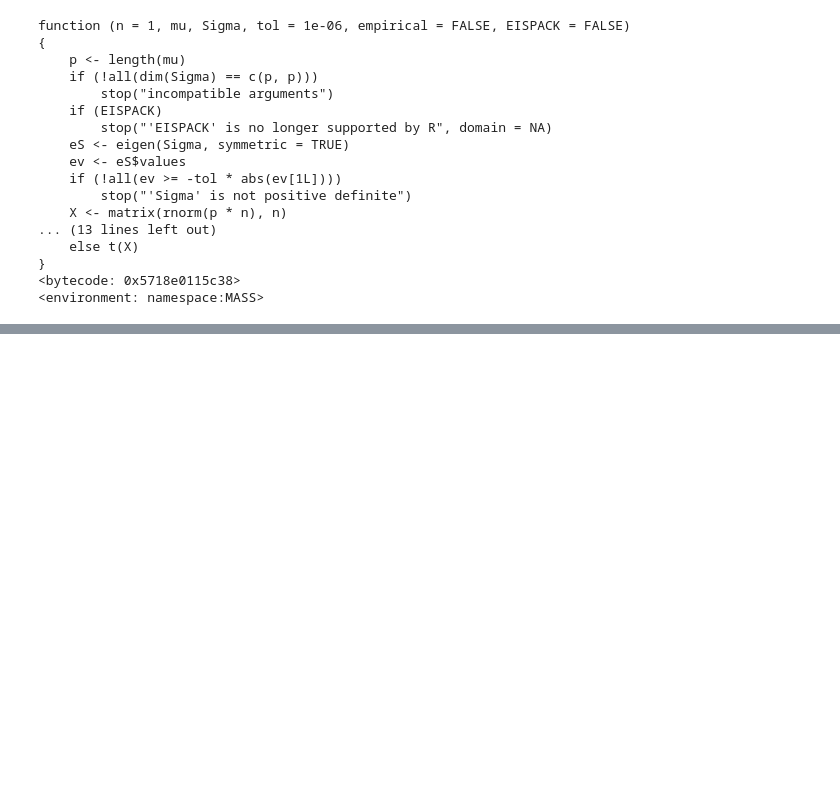
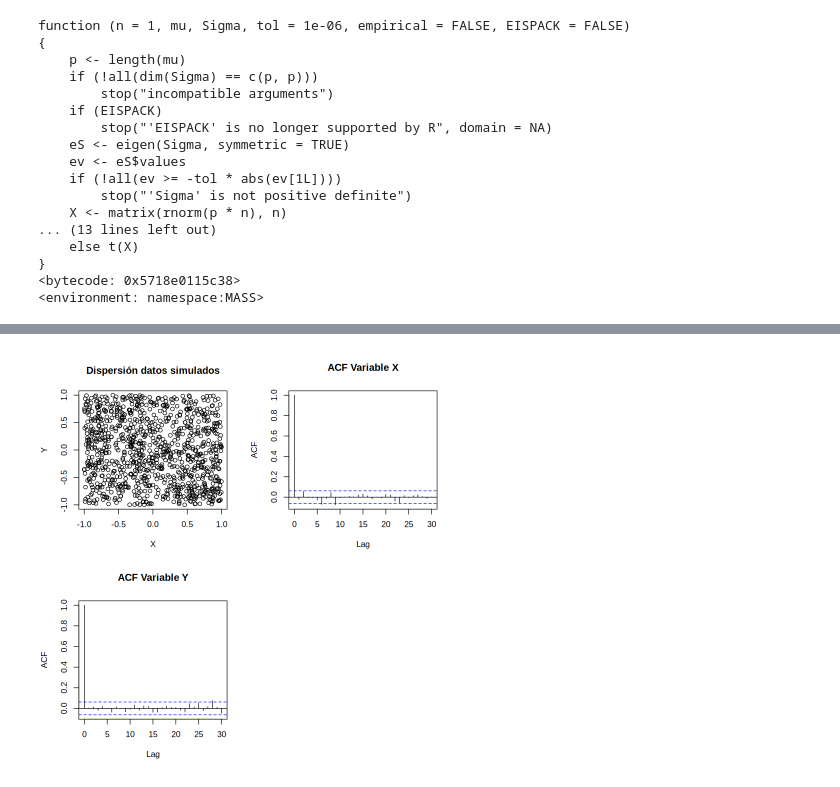
Before and after one commit to Nicolas-Bernal/Simulacion-Estadistica, a Jupyter notebook: Segundo Corte/02_Multivariado.ipynb, the cells around one changed output, grey strips where cells are left out. Saved outputs shown, nothing was run; the diff lists cells and outputs as text; code cells hidden in the pictures; blank space fills up the shorter version.

```diff
--- a/Segundo Corte/02_Multivariado.ipynb
+++ b/Segundo Corte/02_Multivariado.ipynb
@@ -199,0 +272,26 @@ function (n = 1, mu, Sigma, tol = 1e-06, empirical = FALSE, EISPACK = FALSE)
+# %%
+
+rfn = function(n = 1000) {
+  ngen <<- 0
+  # Simulación n valores
+
+  x = matrix(nrow = n, ncol = 2)
+  for(i in 1:n) {
+    x[i, ] = rf()
+  }
+  return(x)
+}
+# %%
+set.seed(1)
+nsim = 1000
+datos = rfn(nsim)
+
+system.time(rfn(nsim))
+
+par(mfrow = c(2,2))
+
+plot(datos, xlab = "X", ylab = "Y", main = "Dispersión datos simulados")
+
+acf(datos[,1], main = "ACF Variable X")
+acf(datos[,2], main = "ACF Variable Y")
+# %% [output]
@@ -199,0 +300 @@ function (n = 1, mu, Sigma, tol = 1e-06, empirical = FALSE, EISPACK = FALSE)
+[figure, added]
```
Also changed, not shown: parts of 9 cells of this notebook.
